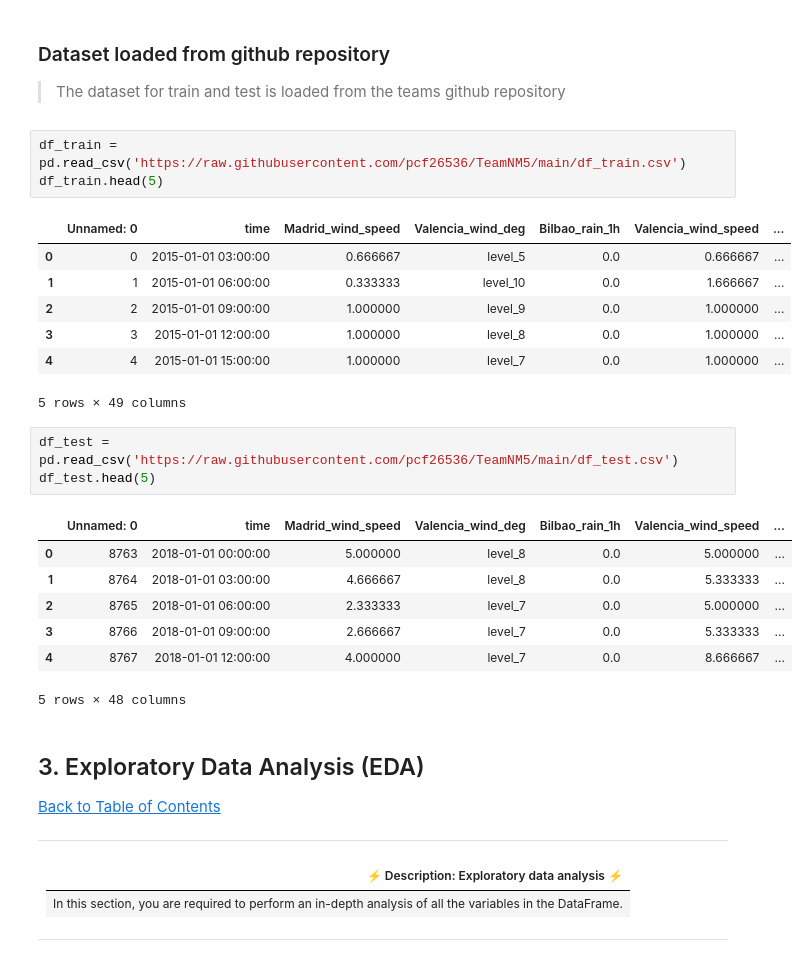
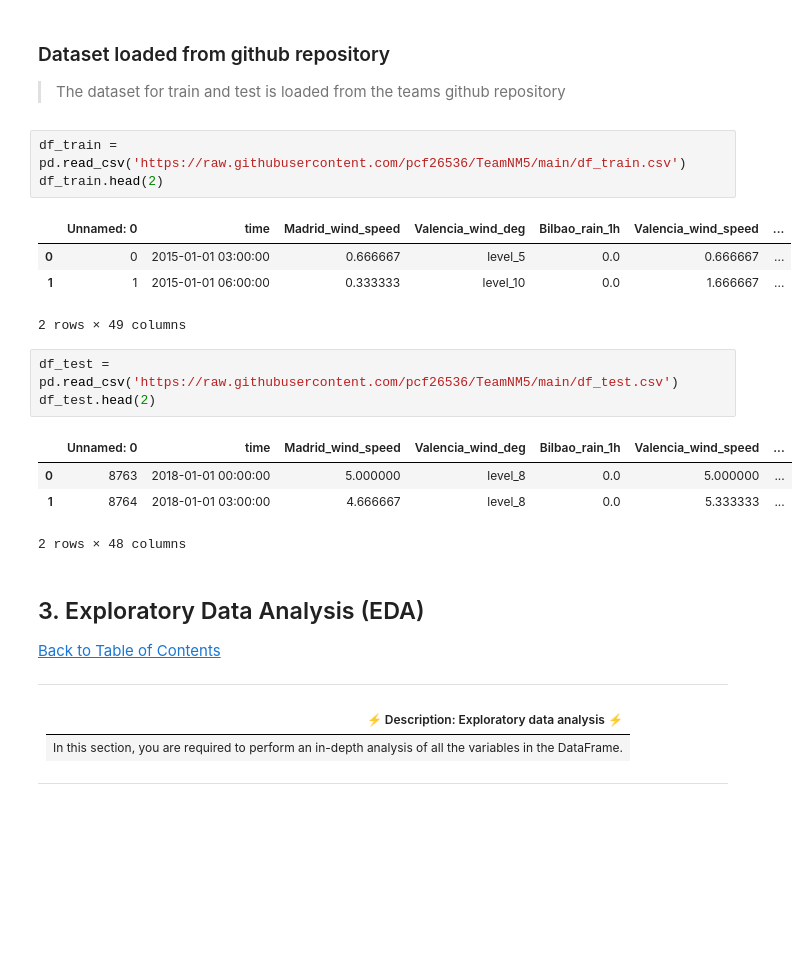
Before and after one commit to pcf26536/TeamNM5, a Jupyter notebook: starter-notebook.ipynb, the cells around one changed output. Drawn from its saved outputs; the diff is of its cells as text; blank space fills up the shorter version.

```diff
--- a/starter-notebook.ipynb
+++ b/starter-notebook.ipynb
@@ -106,26 +106,20 @@ warnings.filterwarnings('ignore')
 >The dataset for train and test is loaded from the teams github repository
 # %%
 df_train = pd.read_csv('https://raw.githubusercontent.com/pcf26536/TeamNM5/main/df_train.csv')
-df_train.head(5)
+df_train.head(2)
 # %% [output]
 |  | Unnamed: 0 | time | Madrid_wind_speed | Valencia_wind_deg | Bilbao_rain_1h | Valencia_wind_speed | ... |
 | 0 | 0 | 2015-01-01 03:00:00 | 0.666667 | level_5 | 0.0 | 0.666667 | ... |
 | 1 | 1 | 2015-01-01 06:00:00 | 0.333333 | level_10 | 0.0 | 1.666667 | ... |
-| 2 | 2 | 2015-01-01 09:00:00 | 1.000000 | level_9 | 0.0 | 1.000000 | ... |
-| 3 | 3 | 2015-01-01 12:00:00 | 1.000000 | level_8 | 0.0 | 1.000000 | ... |
-| 4 | 4 | 2015-01-01 15:00:00 | 1.000000 | level_7 | 0.0 | 1.000000 | ... |
-5 rows × 49 columns
+2 rows × 49 columns
 # %%
 df_test = pd.read_csv('https://raw.githubusercontent.com/pcf26536/TeamNM5/main/df_test.csv')
-df_test.head(5)
+df_test.head(2)
 # %% [output]
 |  | Unnamed: 0 | time | Madrid_wind_speed | Valencia_wind_deg | Bilbao_rain_1h | Valencia_wind_speed | ... |
 | 0 | 8763 | 2018-01-01 00:00:00 | 5.000000 | level_8 | 0.0 | 5.000000 | ... |
 | 1 | 8764 | 2018-01-01 03:00:00 | 4.666667 | level_8 | 0.0 | 5.333333 | ... |
-| 2 | 8765 | 2018-01-01 06:00:00 | 2.333333 | level_7 | 0.0 | 5.000000 | ... |
-| 3 | 8766 | 2018-01-01 09:00:00 | 2.666667 | level_7 | 0.0 | 5.333333 | ... |
-| 4 | 8767 | 2018-01-01 12:00:00 | 4.000000 | level_7 | 0.0 | 8.666667 | ... |
-5 rows × 48 columns
+2 rows × 48 columns
 # %% [markdown]
 <a id="three"></a>
 ## 3. Exploratory Data Analysis (EDA)
```
Also changed, not shown: parts of 128 cells of this notebook, 1 other file.
